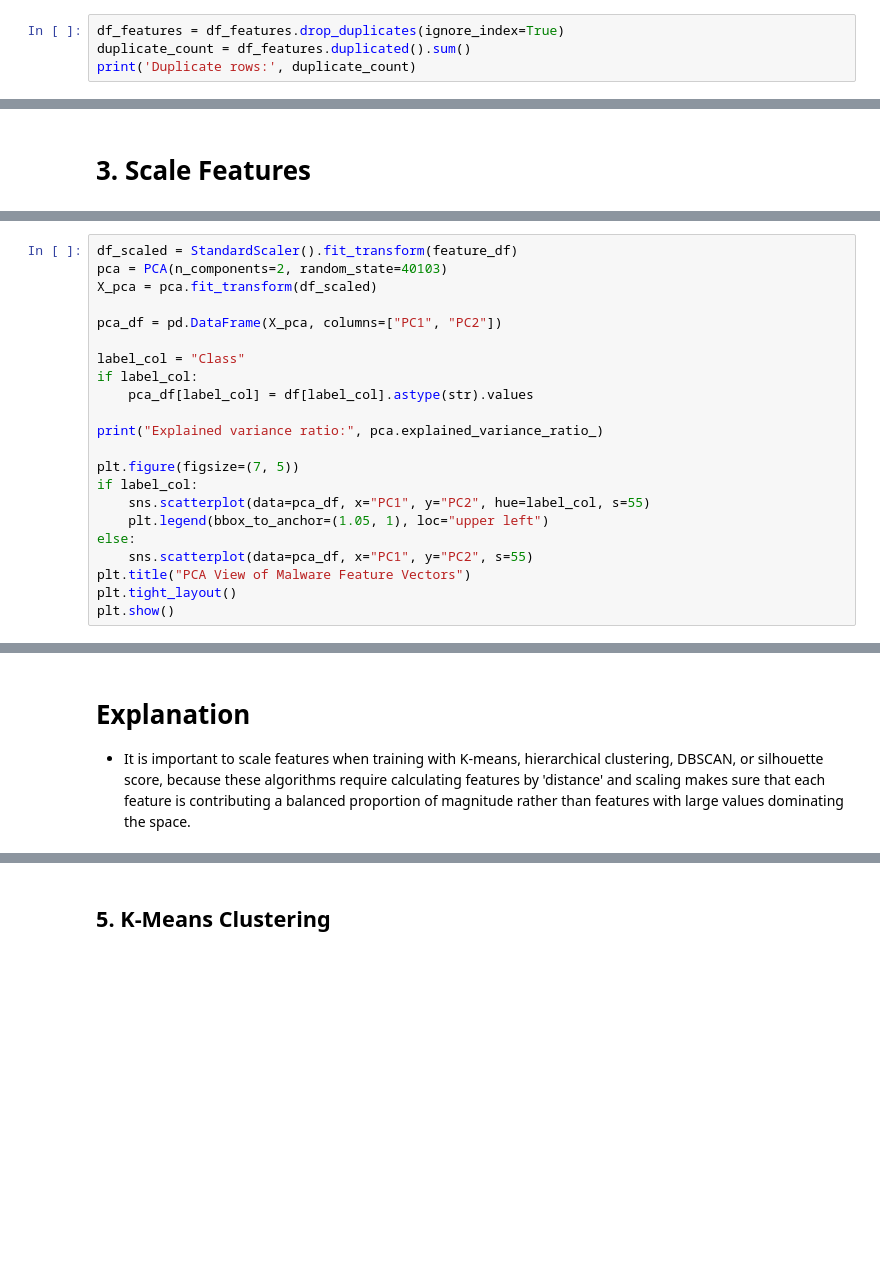
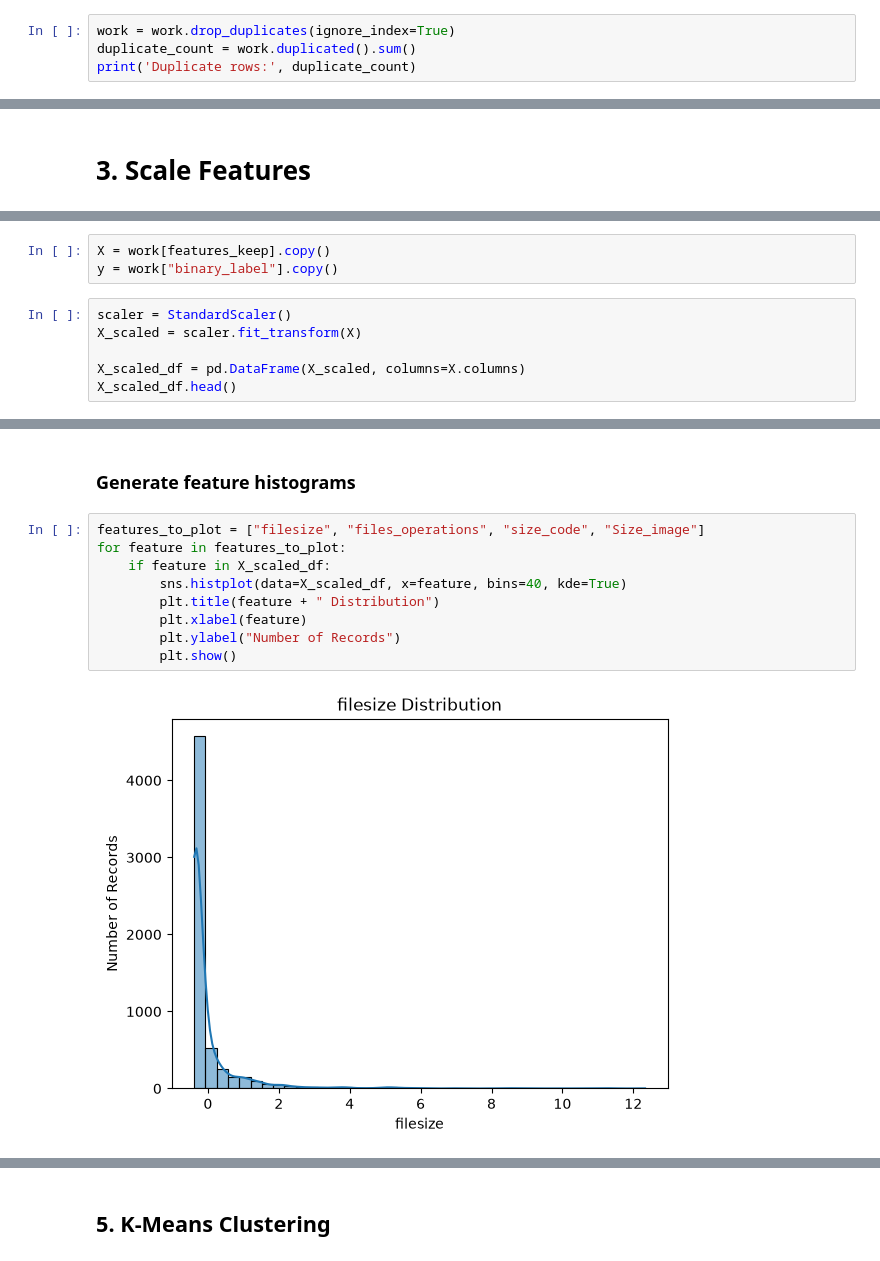
Before and after one commit to blbaum/aiForSecurity, a Jupyter notebook: module4/Assignment3-Baum.ipynb, the cells around one changed output, grey strips where cells are left out. Cells and saved outputs as stored; diff of their text form; blank space fills up the shorter version.

Commit message:
clean features, produce heatmap and pca

```diff
--- a/module4/Assignment3-Baum.ipynb
+++ b/module4/Assignment3-Baum.ipynb
@@ -300,8 +307,8 @@ Missing values:
 |  | missing_count |
 No missing values found.
 # %%
-df_features = df_features.drop_duplicates(ignore_index=True)
-duplicate_count = df_features.duplicated().sum()
+work = work.drop_duplicates(ignore_index=True)
+duplicate_count = work.duplicated().sum()
 print('Duplicate rows:', duplicate_count)
 # %% [output]
 Duplicate rows: 0
@@ -352,22 +361,9 @@ display(summary_df)
+# %%
+X = work[features_keep].copy()
+y = work["binary_label"].copy()
 # %%
-df_scaled = StandardScaler().fit_transform(feature_df)
-pca = PCA(n_components=2, random_state=40103)
-X_pca = pca.fit_transform(df_scaled)
+scaler = StandardScaler()
+X_scaled = scaler.fit_transform(X)
 
-pca_df = pd.DataFrame(X_pca, columns=["PC1", "PC2"])
-
-label_col = "Class"
-if label_col:
-    pca_df[label_col] = df[label_col].astype(str).values
-
-print("Explained variance ratio:", pca.explained_variance_ratio_)
-
-plt.figure(figsize=(7, 5))
-if label_col:
-    sns.scatterplot(data=pca_df, x="PC1", y="PC2", hue=label_col, s=55)
-    plt.legend(bbox_to_anchor=(1.05, 1), loc="upper left")
-else:
-    sns.scatterplot(data=pca_df, x="PC1", y="PC2", s=55)
-plt.title("PCA View of Malware Feature Vectors")
-plt.tight_layout()
-plt.show()
+X_scaled_df = pd.DataFrame(X_scaled, columns=X.columns)
+X_scaled_df.head()
@@ -374,4 +377,13 @@ plt.show()
-# %% [markdown]
-# Explanation
-
-- It is important to scale features when training with K-means, hierarchical clustering, DBSCAN, or silhouette score, because these algorithms require calculating features by 'distance' and scaling makes sure that each feature is contributing a balanced proportion of magnitude rather than features with large values dominating the space.
+# %% [markdown]
+### Generate feature histograms
+# %%
+features_to_plot = ["filesize", "files_operations", "size_code", "Size_image"]
+for feature in features_to_plot:
+    if feature in X_scaled_df:
+        sns.histplot(data=X_scaled_df, x=feature, bins=40, kde=True)
+        plt.title(feature + " Distribution")
+        plt.xlabel(feature)
+        plt.ylabel("Number of Records")
+        plt.show()
+# %% [output]
+[figure, added]
```
Also changed, not shown: parts of 15 cells of this notebook.
